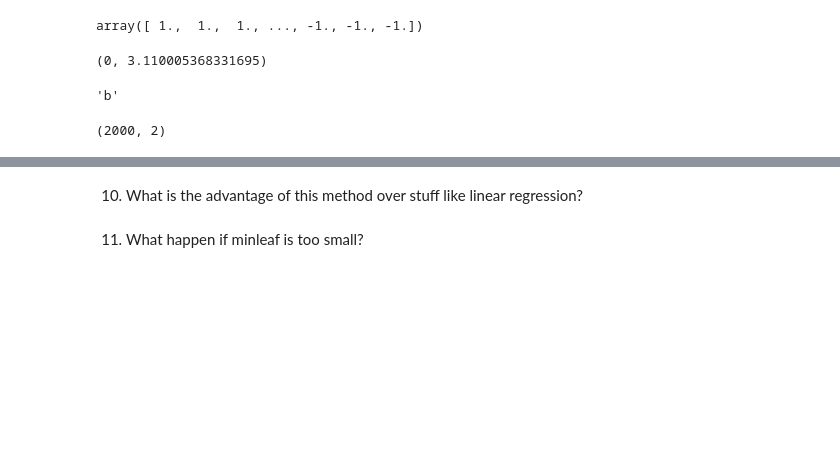
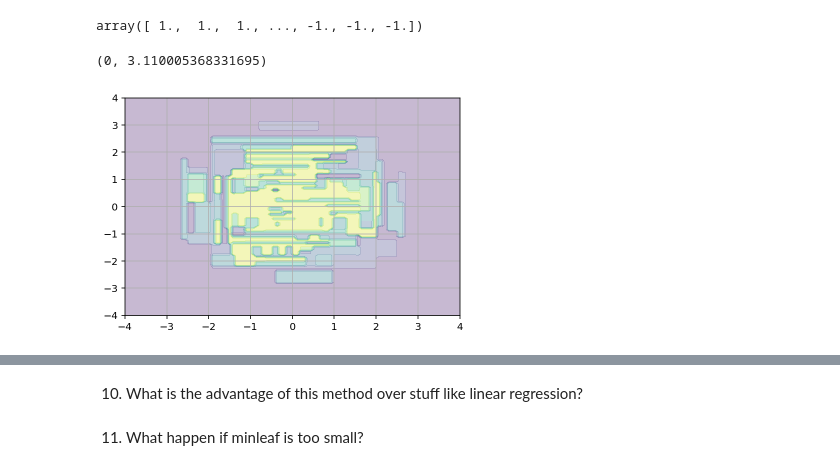
Before and after one commit to muic-pattern-rekt-2018/Exercise-5, a Jupyter notebook: Exercise 05 Non-Parametric Methods.ipynb, the cells around one changed output, grey strips where cells are left out. Cells and saved outputs as stored; diff of their text form; code cells hidden in the pictures; blank space fills up the shorter version.

```diff
--- a/Exercise 05 Non-Parametric Methods.ipynb
+++ b/Exercise 05 Non-Parametric Methods.ipynb
@@ -337,15 +337,40 @@ best_cut(features, cls)
 # P_L = #red_L / #total_L
 # %% [output]
 (0, 3.110005368331695)
-# %%
-s = {'a': 1, 'b': 2}
-max(s, key=s.get)
-# %% [output]
-'b'
-# %%
-features.shape
-# %% [output]
-(2000, 2)
+# %%
+def build_tree(features, cls, min_leaf_size) -> DecisionNode:
+    # base case make a leaf if.....
+    if len(features) <= min_leaf_size:
+        return DecisionNode(prob = sum(cls)/len(cls))
+
+    # our cut
+    vid, cut = best_cut(features, cls)
+    node = DecisionNode(vid=vid, cut=cut)
+
+    sr = split(features, cls, vid, cut)
+    # make the left
+    node.left = build_tree(sr.left_features, sr.left_cls, min_leaf_size)
+
+    # make the right
+    node.right = build_tree(sr.right_features, sr.right_cls, min_leaf_size)
+
+    return node
+# %%
+node = build_tree(features, cls, 10)
+
+
+x1s = np.linspace(-4,4,100)
+x2s = np.linspace(-4,4,100)
+zs = np.zeros((100,100))
+for ix1, x1 in enumerate(x1s):
+    for ix2, x2 in enumerate(x2s):
+        zs[ix1, ix2] = node.classify([x1, x2])
+plt.contourf(x1s, x2s, zs.T, alpha=0.3)
+#plt.plot(features[cls>0,0], features[cls>0,1], '.b', alpha=0.3)
+#plt.plot(features[cls<0,0], features[cls<0,1], '.r', alpha=0.3)
+plt.grid(True)
+# %% [output]
+[figure, added]
 # %% [markdown]
 9) Visualize what you build with contour plot. What do you see? Why do you think that happen?
 
```
Also changed, not shown: parts of 1 cell of this notebook.
